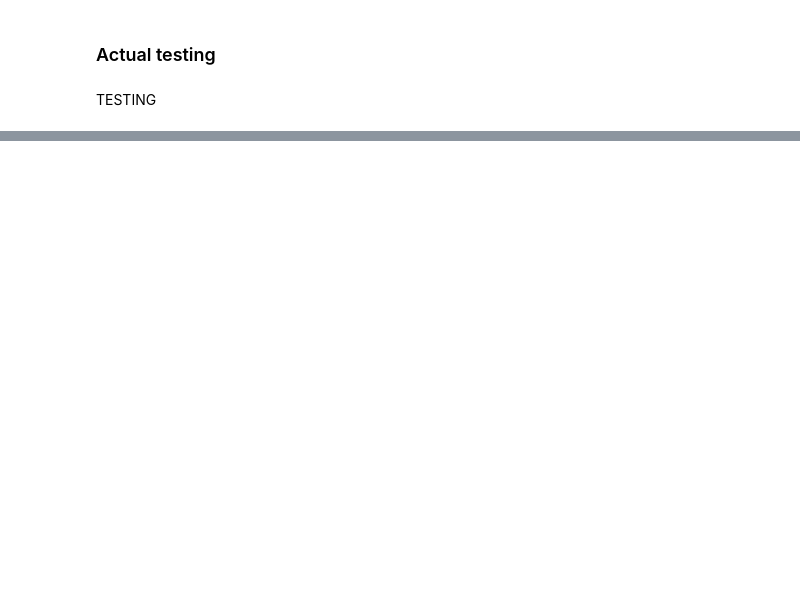
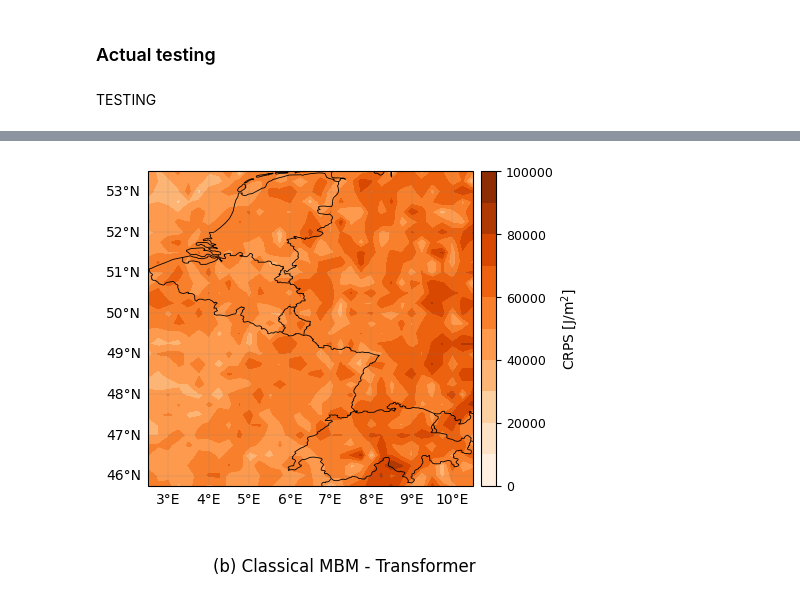
Before and after one commit to Ayoub-cmd707/Weather_forcasting, a Jupyter notebook: Testing_ssrd6_18var.ipynb, the cells around one changed output, grey strips where cells are left out. Saved outputs shown, nothing was run; the diff lists cells and outputs as text; code cells hidden in the pictures; blank space fills up the shorter version.

```diff
--- a/Testing_ssrd6_18var.ipynb
+++ b/Testing_ssrd6_18var.ipynb
@@ -587,35 +627,38 @@ lon2d, lat2d = np.meshgrid(lons, lats)
 fig, ax = plt.subplots(figsize=(5, 4), subplot_kw={'projection': ccrs.PlateCarree()})
 ax.set_extent([2.5, 10.5, 45.75, 53.5], crs=ccrs.PlateCarree())
 
 # Geografische lagen
 ax.add_feature(cfeature.BORDERS.with_scale("10m"), linewidth=0.6)
 ax.add_feature(cfeature.COASTLINE.with_scale("10m"), linewidth=0.6)
 
 # Contourplot met nette levels
 #levels = np.linspace(0, 0.27, 10)
 norm = TwoSlopeNorm(vmin=-0.15, vcenter=0.0, vmax=0.075)
-levels = np.array([10000, 20000, 30000, 40000, 50000, 60000,
+levels = np.array([0, 10000, 20000, 30000, 40000, 50000, 60000,
                    70000, 80000, 90000, 100000])
-cf = ax.contourf(lon2d, lat2d, diff,levels=levels, cmap='Blues',transform=ccrs.PlateCarree())
+cf = ax.contourf(lon2d, lat2d, diff,levels=levels, cmap='Oranges',transform=ccrs.PlateCarree())
 
 # Nette colorbar met LaTeX label
 cbar = fig.colorbar(cf, ax=ax, orientation='vertical', pad=0.02, shrink=0.9, aspect=20)
 cbar.set_label(r'CRPS [J/m$^2$]', fontsize=10)
 cbar.ax.tick_params(labelsize=9)
 
 # Gridlines
 gl = ax.gridlines(draw_labels=True, linewidth=0.3, color='gray', alpha=0.5)
 gl.top_labels = False
 gl.right_labels = False
 
 # Geen titel in het plot zelf
 ax.set_title("")
 
 # Ondertitel buiten plot
 plt.figtext(0.5, -0.08, r"(b) Classical MBM - Transformer", fontsize=12, ha='center')
 
 plt.tight_layout()
 plt.show()
+plt.savefig("/home/jupyter-ayoub/Pictures/ssrd6/crps_map_raw-transformer.png")
+# %% [output]
+[figure, added]
 # %%
 ##### import matplotlib.pyplot as plt
 import cartopy.crs as ccrs
```
Also changed, not shown: parts of 12 cells of this notebook, 11 other files.
